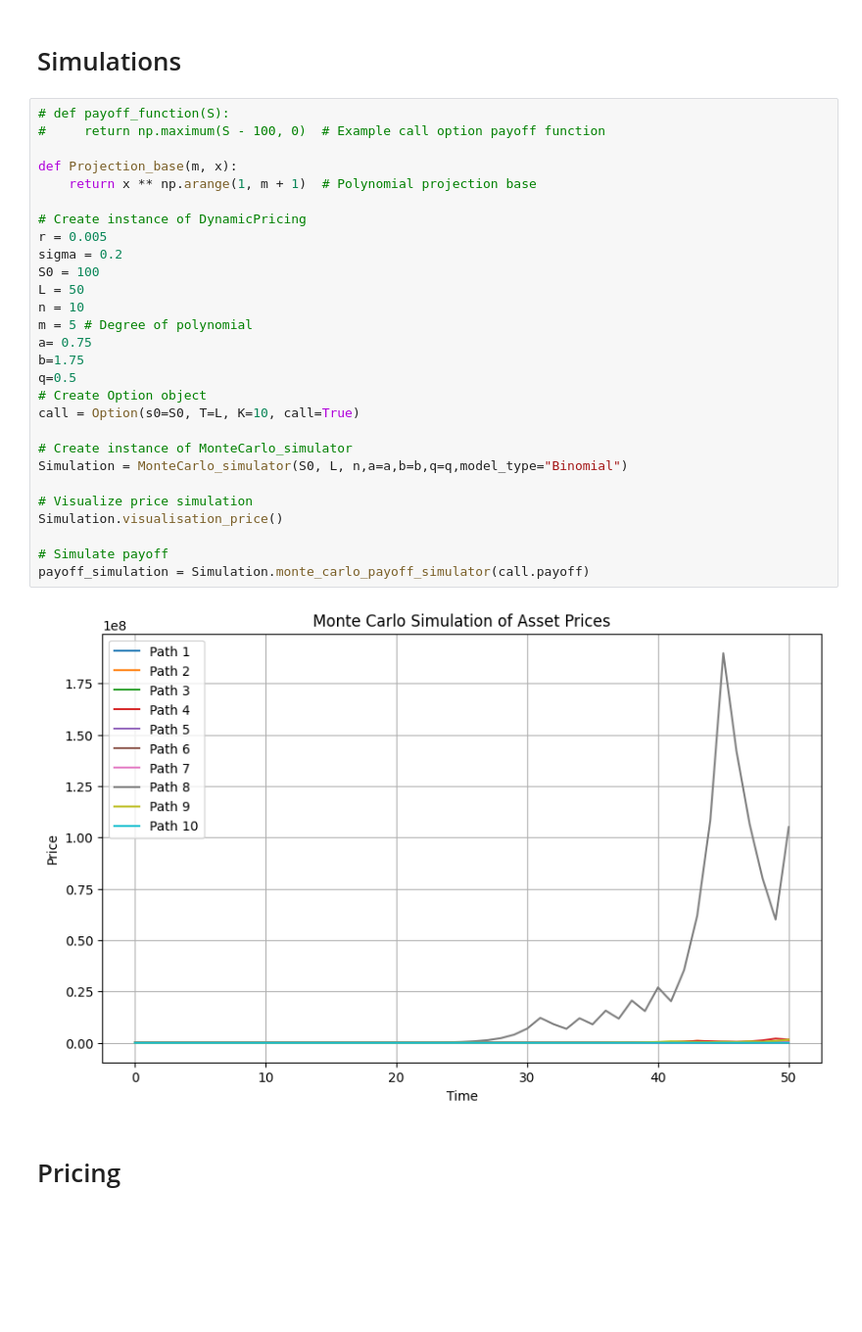
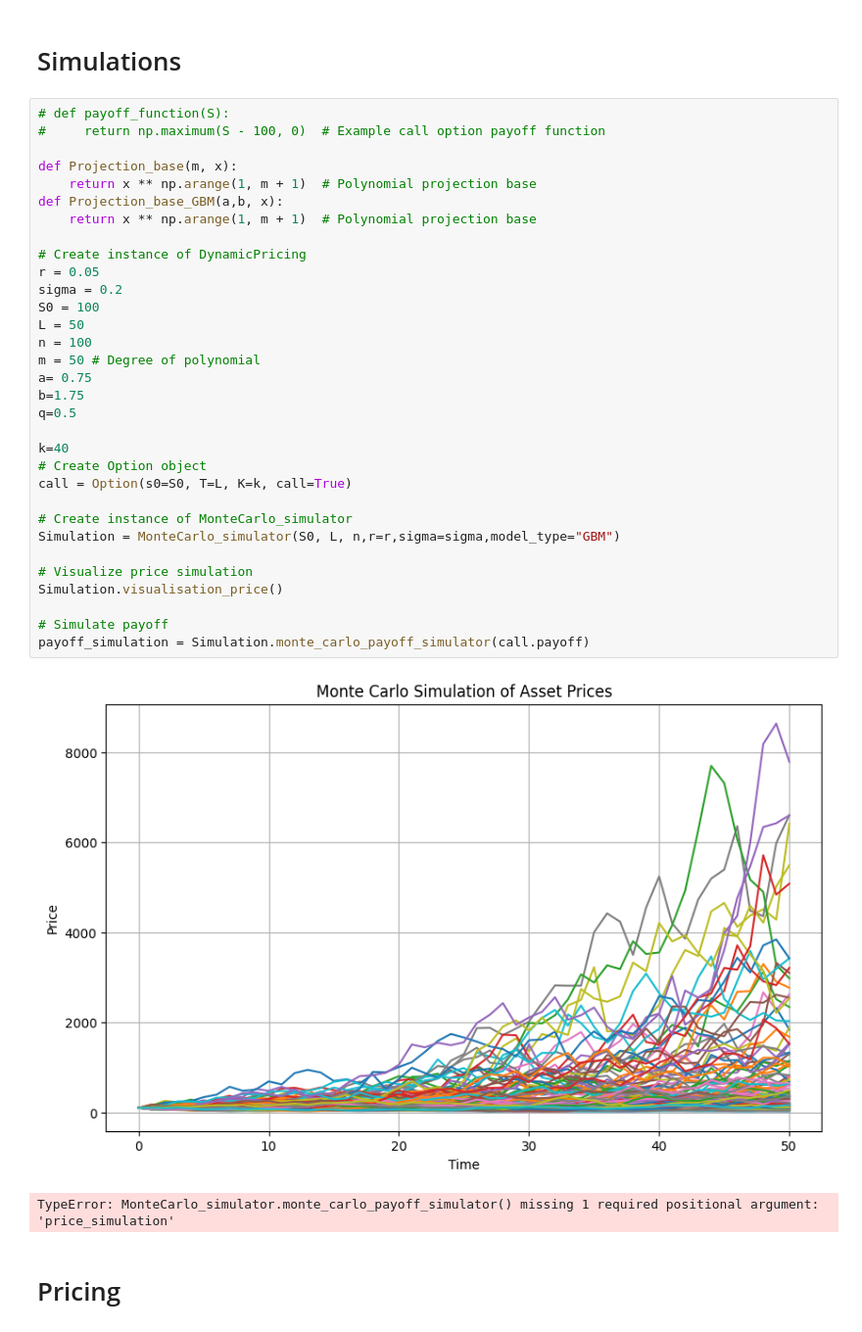
Before and after one commit to NESRINE202/Pricing_American_options, a Jupyter notebook: test-sarra.ipynb, the cells around one changed output. Shown: that part at 98% size. Saved outputs shown, nothing was run; the diff lists cells and outputs as text; blank space fills up the shorter version.

```diff
--- a/test-sarra.ipynb
+++ b/test-sarra.ipynb
@@ -8,33 +8,38 @@ from Monte_carlo import MonteCarlo_simulator
 # %%
 # def payoff_function(S):
 #     return np.maximum(S - 100, 0)  # Example call option payoff function
 
 def Projection_base(m, x):
     return x ** np.arange(1, m + 1)  # Polynomial projection base
+def Projection_base_GBM(a,b, x):
+    return x ** np.arange(1, m + 1)  # Polynomial projection base
 
 # Create instance of DynamicPricing
-r = 0.005
+r = 0.05
 sigma = 0.2
 S0 = 100
 L = 50
-n = 10
-m = 5 # Degree of polynomial
+n = 100
+m = 50 # Degree of polynomial
 a= 0.75
 b=1.75
 q=0.5
+
+k=40
 # Create Option object
-call = Option(s0=S0, T=L, K=10, call=True)
+call = Option(s0=S0, T=L, K=k, call=True)
 
 # Create instance of MonteCarlo_simulator
-Simulation = MonteCarlo_simulator(S0, L, n,a=a,b=b,q=q,model_type="Binomial")
+Simulation = MonteCarlo_simulator(S0, L, n,r=r,sigma=sigma,model_type="GBM")
 
 # Visualize price simulation
 Simulation.visualisation_price()
 
 # Simulate payoff
 payoff_simulation = Simulation.monte_carlo_payoff_simulator(call.payoff)
 # %% [output]
-[figure, old version]
+[figure, new version]
+TypeError: MonteCarlo_simulator.monte_carlo_payoff_simulator() missing 1 required positional argument: 'price_simulation'
 # %% [markdown]
 # Pricing
 # %%
```
Also changed, not shown: parts of 3 cells of this notebook, 5 other files.
